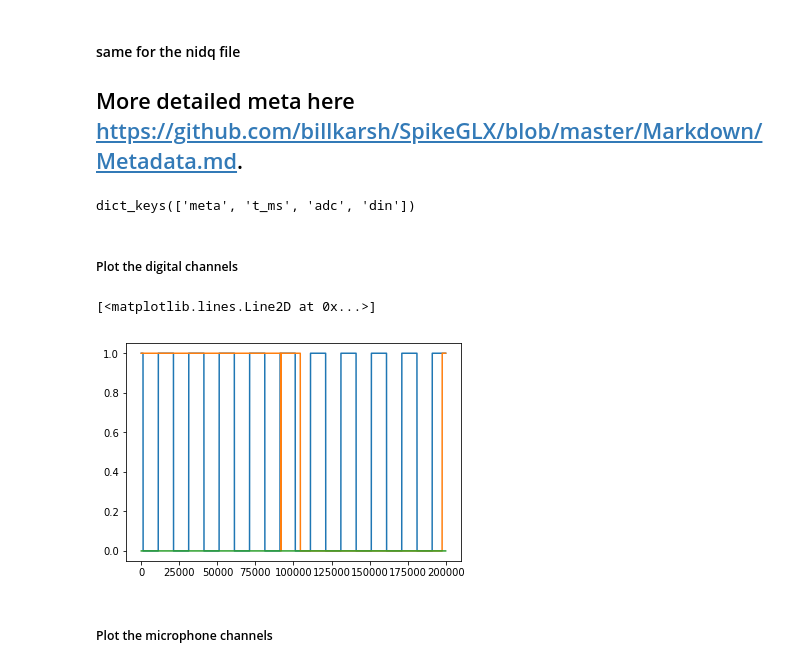
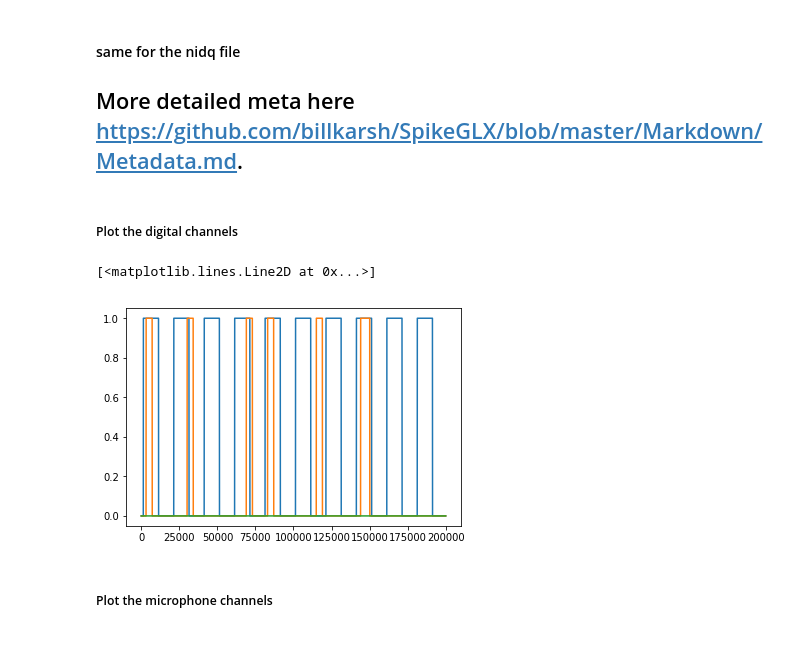
Before and after one commit to zekearneodo/pipefinch, a Jupyter notebook: notebooks/neuropix_kwd_adc-event.ipynb, the cells around one changed output. Drawn from its saved outputs; the diff is of its cells as text; code cells hidden in the pictures.

```diff
--- a/notebooks/neuropix_kwd_adc-event.ipynb
+++ b/notebooks/neuropix_kwd_adc-event.ipynb
@@ -42,9 +43,11 @@ logger.info('Hostname {}'.format(socket.gethostname()))
 reload(et)
 
 sess_par = {'bird': 'g4r4',
-           'sess': '20190723_02',
+            'sess': '20190715_02',
            'probe': 'probe_0', # probe to sort ('probe_0', 'probe_1') (to lookup in the rig_par which port to extract)
-           'sort': 1}
+           'sort': 1,
+           'epoch': None, # for the subfolder in the neuropix data}
+           }
 
 exp_struct = et.get_exp_struct(sess_par['bird'], sess_par['sess'], sess_par['sort'])
 
@@ -59,6 +62,18 @@ ks_params = {'use_gpu': 1,
             'filt_per_chan': 4,
             }
 
+# visualization default parameters
+viz_par = { 'evt_name': 'motif',
+           'evt_signal': 'trig_perceptron',
+            'evt_edge': 1,
+            'pre_ms': -500,
+            'post_ms': 300,
+
+            'pre_samples': 0,
+            'post_samples': 0,
+            'span': 0,
+            }
+
 # convenient paths
 kwik_folder = exp_struct['folders']['kwik']
 ksort_folder = exp_struct['folders']['ksort']
@@ -115,0 +152,5 @@ sglu.all_sgl_to_kwd(sess_par, include_blocks=['adc', 'dig_in'], overwrite=True)
+# %%
+# do for all sessions
+for a_sess in all_bird_sess:
+    sess_par['sess'] = a_sess
+    trouble_sessions = sglu.all_sgl_to_kwd(sess_par, include_blocks=['adc', 'dig_in'], overwrite=True)
@@ -232,5 +335,10 @@ s_f = imec0['meta']['s_f'] #30000.533148 #imSampleRate in meta file
 # %%
 nidq_meta_files = glob.glob(os.path.join(sgl_folder['nidq'], '*.meta'))
-nidq_meta_file = nidq_meta_files[0]
-nidq_meta_file
+meta_file_path = nidq_meta_files[0]
+nidq_dict = sglu.get_ni_data(meta_file_path)
+nidq_dict['meta']
+nidq_syn_chan = 0
+
+syn_chan = 0
+nidq_dict['syn'] = nidq_dict['dig_in'][syn_chan]
 # %% [output]
@@ -262,8 +345,0 @@ nidq_dict
-# %%
-# go straight to the kwd
-reload(sglu)
-kwik_folder = exp_struct['folders']['kwik']
-dest_file_name = os.path.split(meta_file_path)[-1].split('.nidq.meta')[0] + '.kwd.nidq'
-dest_file_path = os.path.join(kwik_folder, os.path.split(sgl_folder['nidq'])[-1], dest_file_name)
-
-nidq_dict = sglu.sgl_to_kwd(meta_file_path, dest_file_path, rec=0, include_blocks=['din', 'adc'], overwrite=True)
@@ -329,15 +430,12 @@ nidq = sglu.get_ni_data(meta_file_path)
-# %%
-## look at that data a bit
-nidq.keys()
-# %% [output]
-dict_keys(['meta', 't_ms', 'adc', 'din'])
 # %% [markdown]
 ##### Plot the digital channels
 # %%
-all_dig_stream = nidq['din']
+all_dig_stream = nidq_dict['dig_in']
+syn_chan = 0
+
 plt.plot(all_dig_stream[0, :20000*10])
 plt.plot(all_dig_stream[1, :20000*10])
 plt.plot(all_dig_stream[2, :20000*10])
 # %% [output]
 [<matplotlib.lines.Line2D at 0x...>]
-[figure, old version]
+[figure, new version]
```
Also changed, not shown: parts of 47 cells of this notebook, 29 other files.
